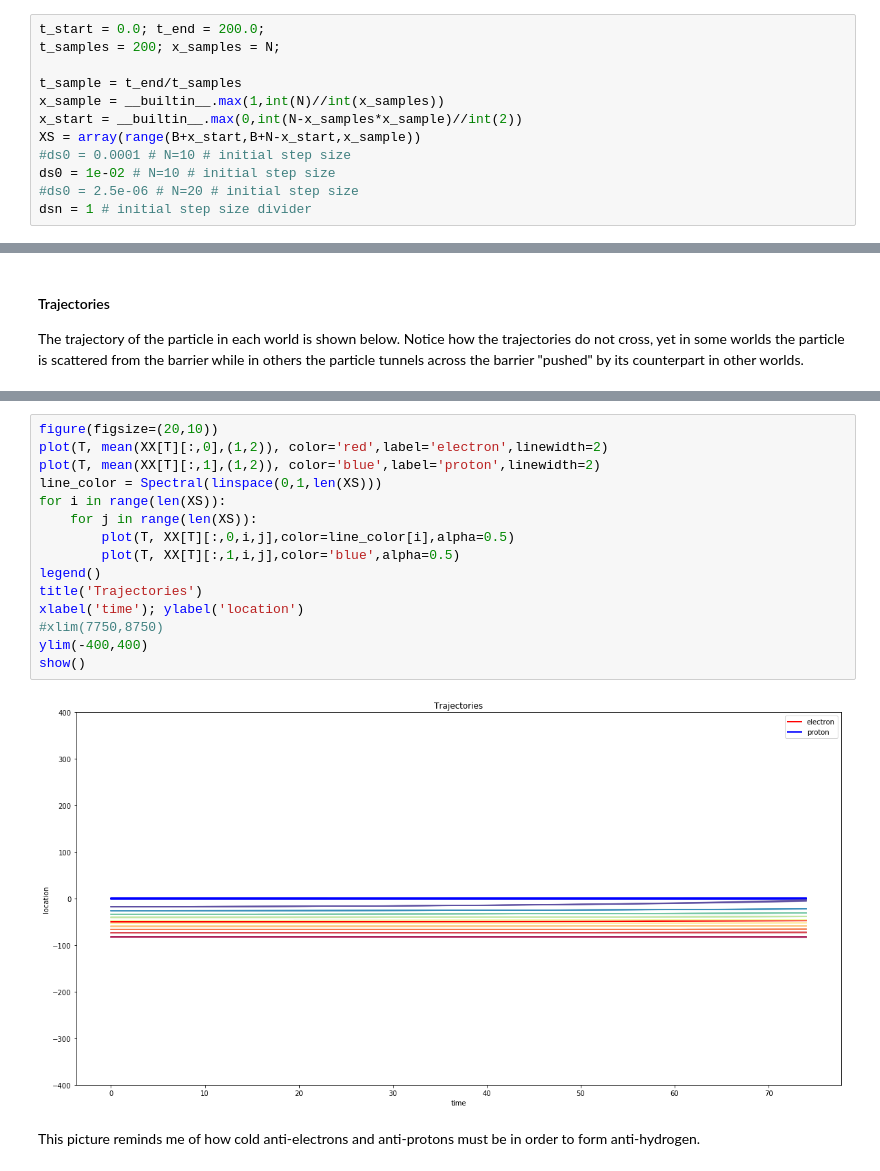
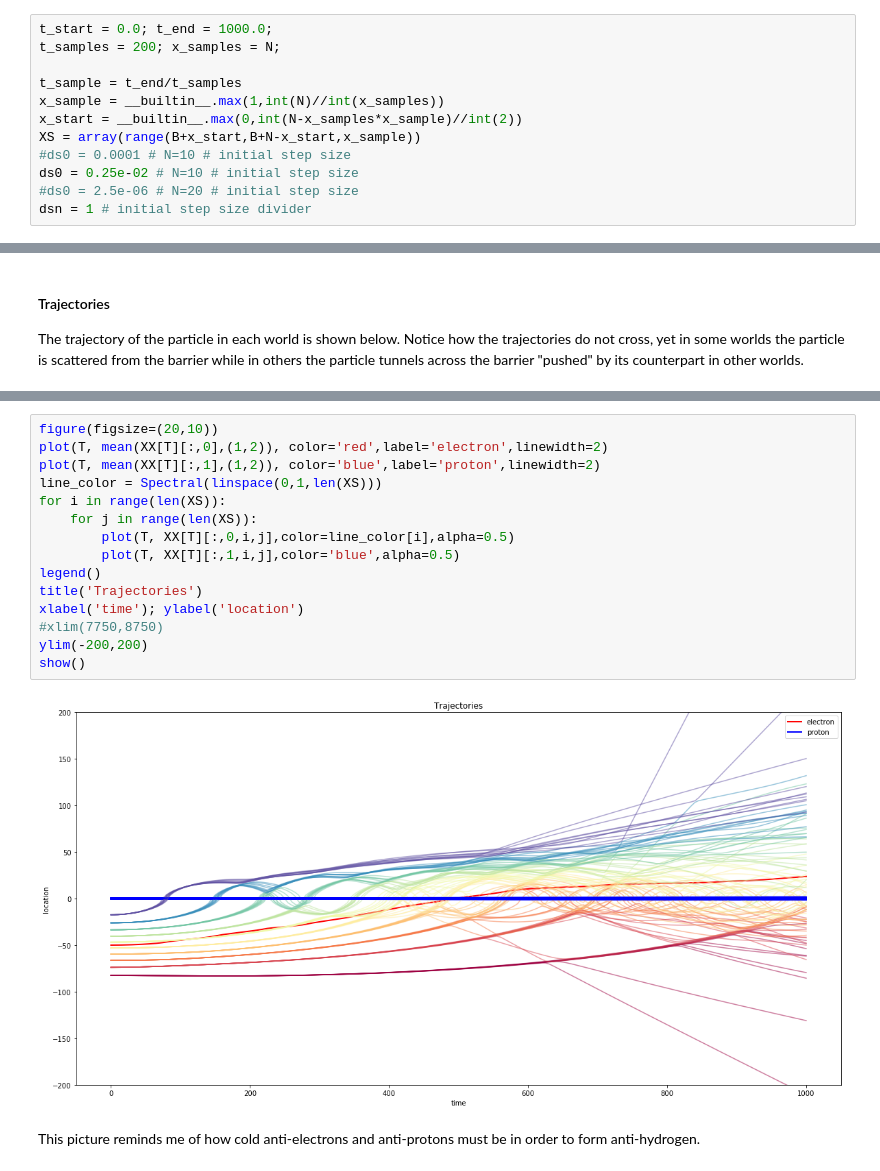
Before and after one commit to billpage/worksheets, a Jupyter notebook: miw/Hall2d-sympy-1.ipynb, the cells around one changed output, grey strips where cells are left out. Cells and saved outputs as stored; diff of their text form.

```diff
--- a/miw/Hall2d-sympy-1.ipynb
+++ b/miw/Hall2d-sympy-1.ipynb
@@ -581,7 +581,7 @@ crossing()
 # %% [output]
 array(False, dtype=bool)
 # %%
-t_start = 0.0; t_end = 200.0;
+t_start = 0.0; t_end = 1000.0;
 t_samples = 200; x_samples = N;
 
 t_sample = t_end/t_samples
@@ -589,7 +589,7 @@ x_sample = __builtin__.max(1,int(N)//int(x_samples))
 x_start = __builtin__.max(0,int(N-x_samples*x_sample)//int(2))
 XS = array(range(B+x_start,B+N-x_start,x_sample))
 #ds0 = 0.0001 # N=10 # initial step size
-ds0 = 1e-02 # N=10 # initial step size
+ds0 = 0.25e-02 # N=10 # initial step size
 #ds0 = 2.5e-06 # N=20 # initial step size
 dsn = 1 # initial step size divider
 # %%
@@ -733,20 +733,20 @@ show()
 # %%
 figure(figsize=(20,10))
 plot(T, mean(XX[T][:,0],(1,2)), color='red',label='electron',linewidth=2)
 plot(T, mean(XX[T][:,1],(1,2)), color='blue',label='proton',linewidth=2)
 line_color = Spectral(linspace(0,1,len(XS)))
 for i in range(len(XS)):
     for j in range(len(XS)):
         plot(T, XX[T][:,0,i,j],color=line_color[i],alpha=0.5)
         plot(T, XX[T][:,1,i,j],color='blue',alpha=0.5)
 legend()
 title('Trajectories')
 xlabel('time'); ylabel('location')
 #xlim(7750,8750)
-ylim(-400,400)
+ylim(-200,200)
 show()
 # %% [output]
-[figure, old version]
+[figure, new version]
 # %% [markdown]
 This picture reminds me of how cold anti-electrons and anti-protons must be in order to form anti-hydrogen.
 # %% [markdown]
```
Also changed, not shown: parts of 15 cells of this notebook.
